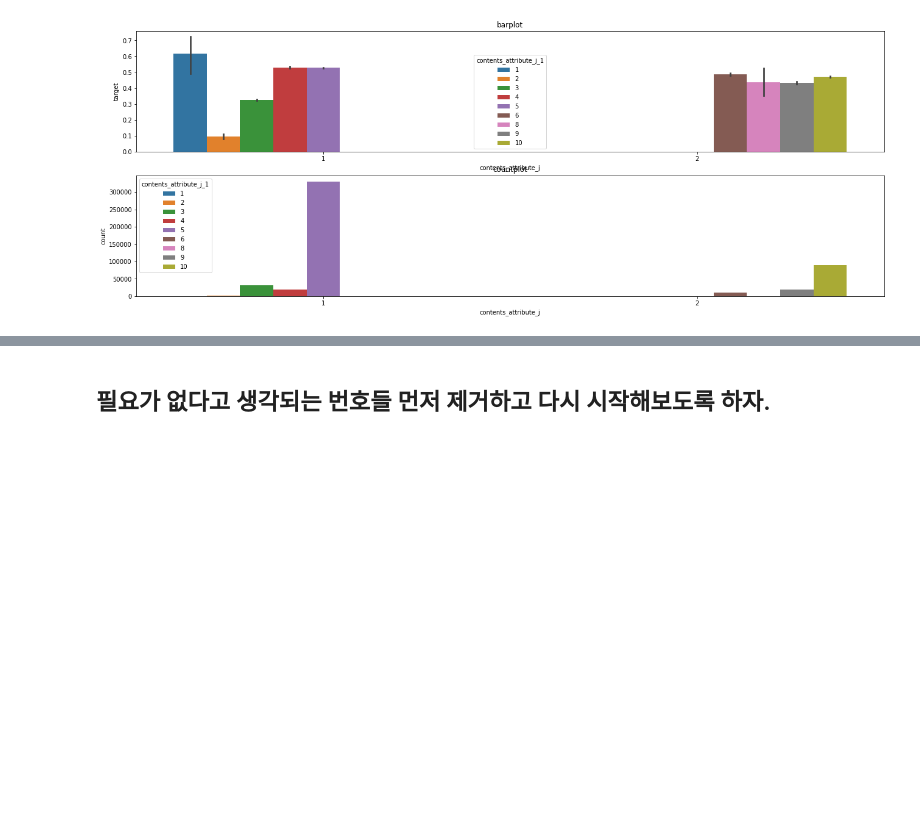
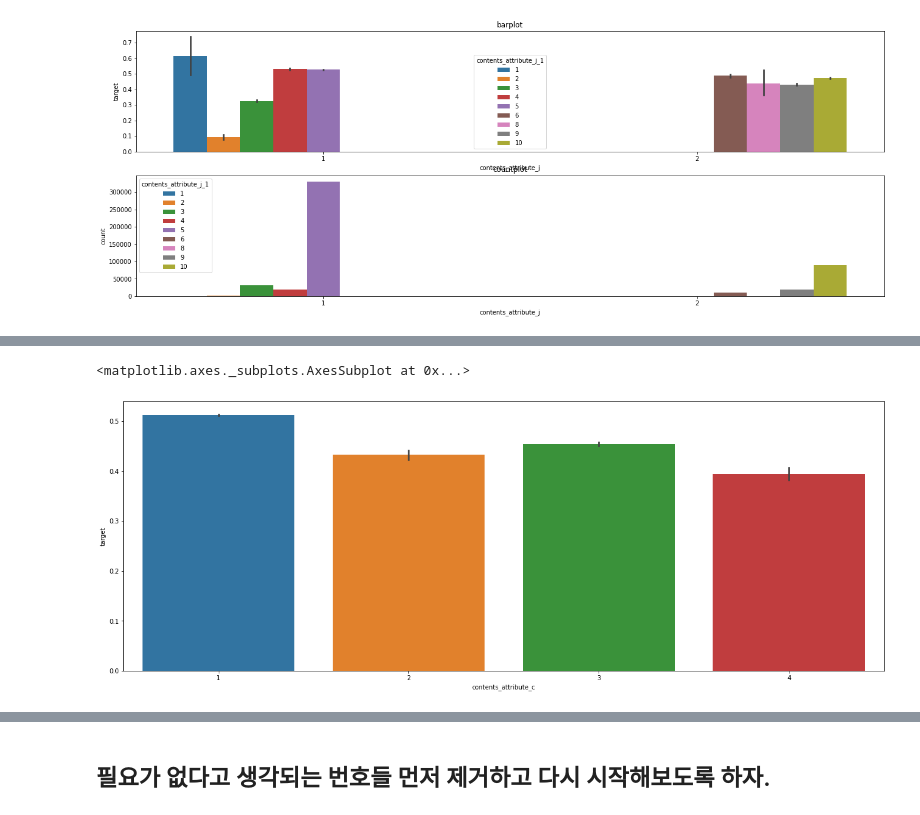
Before and after one commit to Proj-Caliber/Job-Care, a Jupyter notebook: EDA.ipynb, the cells around one changed output, grey strips where cells are left out. Cells and saved outputs as stored; diff of their text form; code cells hidden in the pictures; blank space fills up the shorter version.

```diff
--- a/EDA.ipynb
+++ b/EDA.ipynb
@@ -417,0 +432,7 @@ Text(0.5, 1.0, 'countplot')
+# %%
+# 이 부분도 5까지 있다고 했지만 4까지 밖에 없다.
+plt.figure(figsize = (22,8))
+sns.barplot(data = train, x = 'contents_attribute_c', y = 'target')
+# %% [output]
+<matplotlib.axes._subplots.AxesSubplot at 0x...>
+[figure, added]
```
Also changed, not shown: parts of 20 cells of this notebook.
